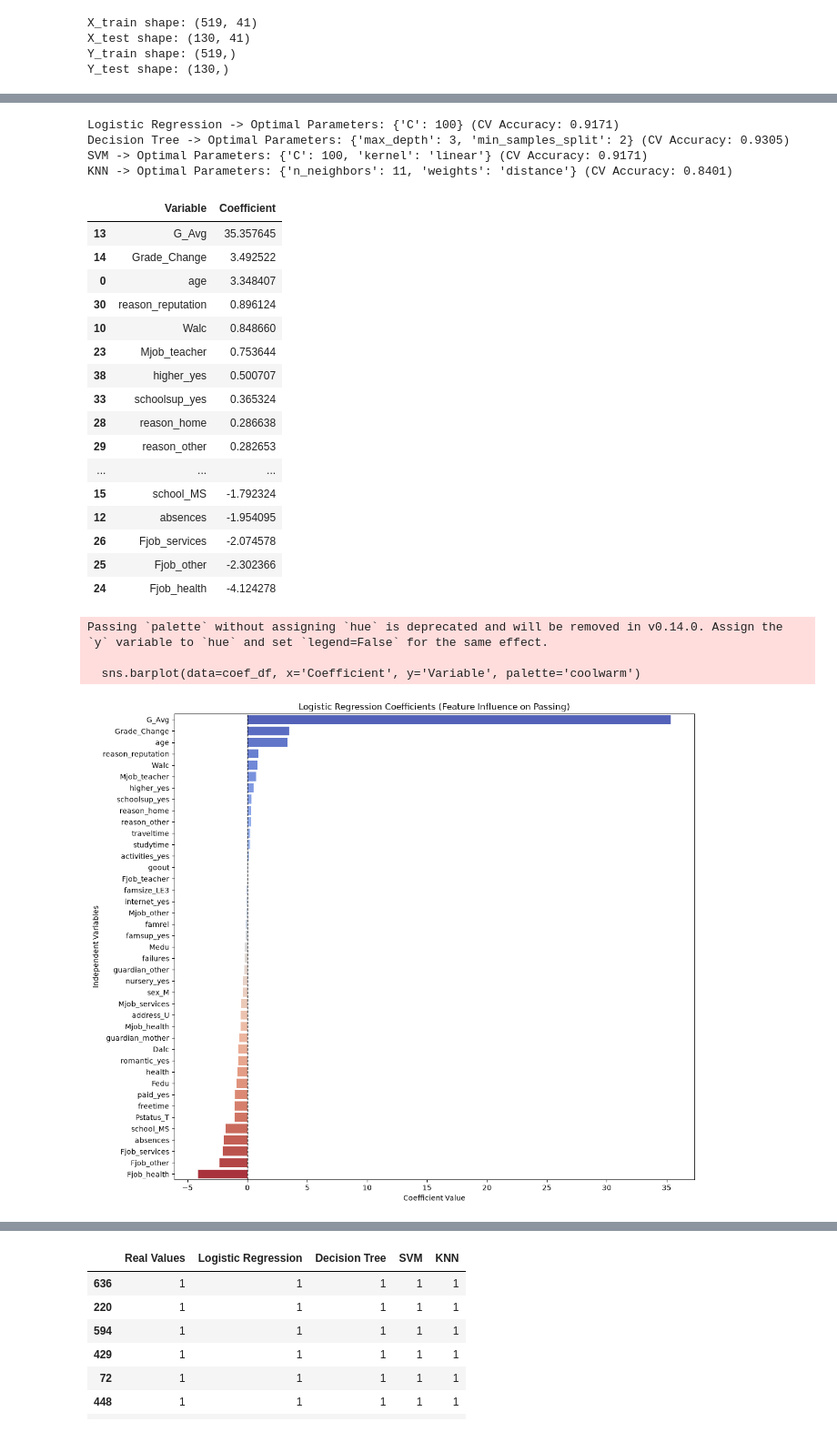
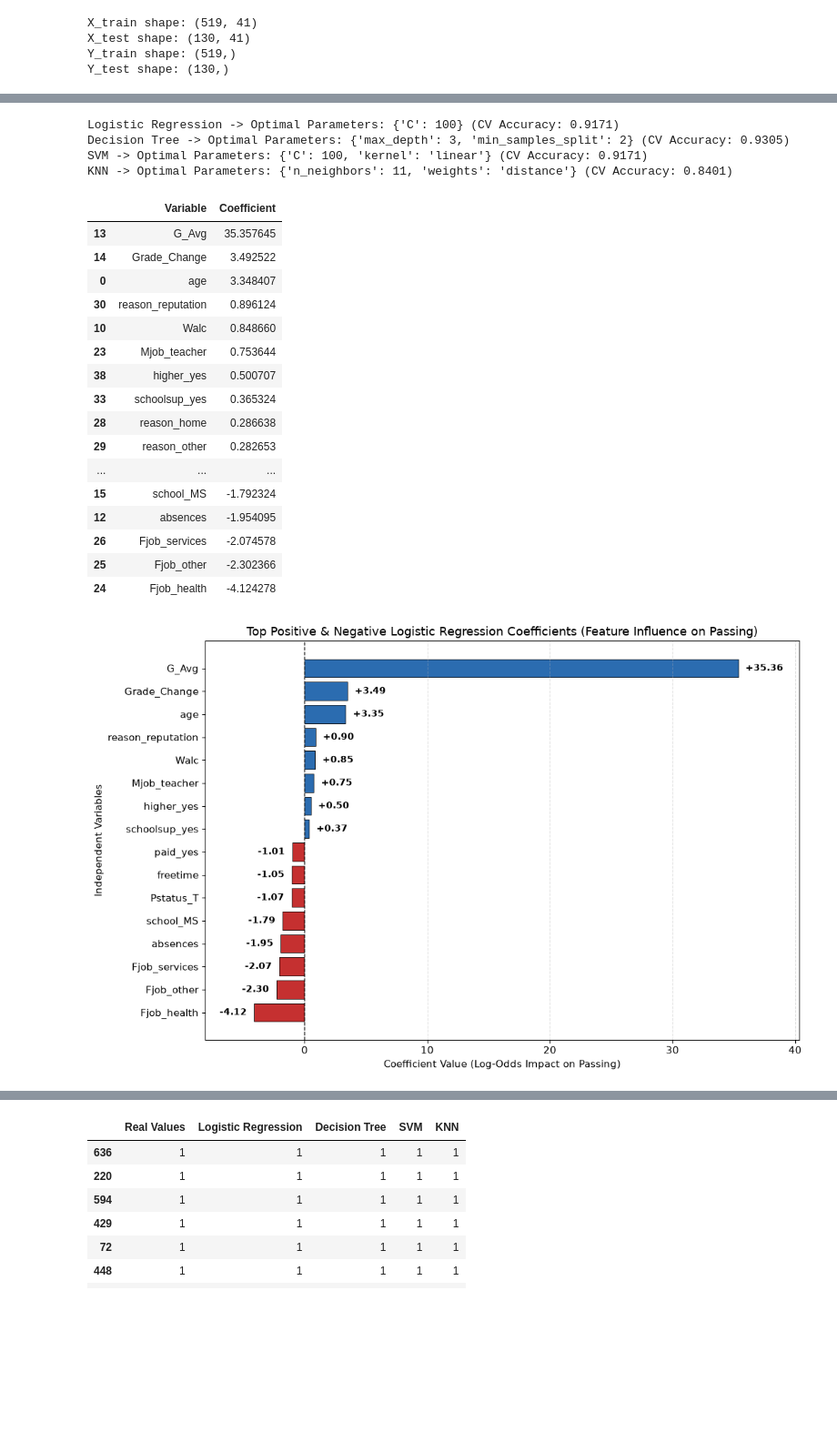
Before and after one commit to azelarabchakour/Data-science-assignments, a Jupyter notebook: Assignment-1/Code/Problem1-Classification.ipynb, the cells around one changed output, grey strips where cells are left out. Shown at 91% size. Drawn from its saved outputs; the diff is of its cells as text; code cells hidden in the pictures; blank space fills up the shorter version.

```diff
--- a/Assignment-1/Code/Problem1-Classification.ipynb
+++ b/Assignment-1/Code/Problem1-Classification.ipynb
@@ -338,43 +353,81 @@ coef_df = pd.DataFrame({
     'Variable': X_encoded.columns,
     'Coefficient': best_log_reg.coef_[0]
 }).sort_values(by='Coefficient', ascending=False)
 
 display(coef_df)
 
-plt.figure(figsize=(12, 10))
-sns.barplot(data=coef_df, x='Coefficient', y='Variable', palette='coolwarm')
-plt.axvline(0, color='black', linestyle='--', linewidth=1)
-plt.title('Logistic Regression Coefficients (Feature Influence on Passing)')
-plt.xlabel('Coefficient Value')
-plt.ylabel('Independent Variables')
+# plt.figure(figsize=(12, 10))
+# sns.barplot(data=coef_df, x='Coefficient', y='Variable', palette='coolwarm')
+# plt.axvline(0, color='black', linestyle='--', linewidth=1)
+# plt.title('Logistic Regression Coefficients (Feature Influence on Passing)')
+# plt.xlabel('Coefficient Value')
+# plt.ylabel('Independent Variables')
+# plt.tight_layout()
+# plt.show()
+
+#------------------------------------------------------------
+
+top_coef_df = pd.concat([coef_df.head(8), coef_df.tail(8)]).sort_values(by='Coefficient', ascending=False)
+bar_colors = ['#2b6cb0' if val > 0 else '#c53030' for val in top_coef_df['Coefficient']]
+
+fig, ax = plt.subplots(figsize=(11, 7))
+bars = ax.barh(
+    top_coef_df['Variable'],
+    top_coef_df['Coefficient'],
+    color=bar_colors,
+    edgecolor='black',
+    linewidth=0.6
+)
+
+ax.invert_yaxis()
+ax.axvline(0, color='black', linestyle='--', linewidth=1)
+ax.grid(axis='x', linestyle='--', alpha=0.4)
+
+for bar in bars:
+    val = bar.get_width()
+    offset = 0.6 if val >= 0 else -0.6
+    ha = 'left' if val >= 0 else 'right'
+    ax.text(
+        val + offset,
+        bar.get_y() + bar.get_height() / 2,
+        f'{val:+.2f}',
+        va='center',
+        ha=ha,
+        fontsize=10,
+        fontweight='bold'
+    )
+
+ax.set_xlim(top_coef_df['Coefficient'].min() - 4, top_coef_df['Coefficient'].max() + 5)
+ax.set_title('Top Positive & Negative Logistic Regression Coefficients (Feature Influence on Passing)', fontsize=13)
+ax.set_xlabel('Coefficient Value (Log-Odds Impact on Passing)', fontsize=11)
+ax.set_ylabel('Independent Variables', fontsize=11)
+ax.tick_params(axis='both', labelsize=10.5)
+
 plt.tight_layout()
 plt.show()
 # %% [output]
 Logistic Regression -> Optimal Parameters: {'C': 100} (CV Accuracy: 0.9171)
 Decision Tree -> Optimal Parameters: {'max_depth': 3, 'min_samples_split': 2} (CV Accuracy: 0.9305)
 SVM -> Optimal Parameters: {'C': 100, 'kernel': 'linear'} (CV Accuracy: 0.9171)
 KNN -> Optimal Parameters: {'n_neighbors': 11, 'weights': 'distance'} (CV Accuracy: 0.8401)
 |  | Variable | Coefficient |
 | 13 | G_Avg | 35.357645 |
 | 14 | Grade_Change | 3.492522 |
 | 0 | age | 3.348407 |
 | 30 | reason_reputation | 0.896124 |
 | 10 | Walc | 0.848660 |
 | 23 | Mjob_teacher | 0.753644 |
 | 38 | higher_yes | 0.500707 |
 | 33 | schoolsup_yes | 0.365324 |
 | 28 | reason_home | 0.286638 |
 | 29 | reason_other | 0.282653 |
 | ... | ... | ... |
 | 15 | school_MS | -1.792324 |
 | 12 | absences | -1.954095 |
 | 26 | Fjob_services | -2.074578 |
 | 25 | Fjob_other | -2.302366 |
 | 24 | Fjob_health | -4.124278 |
-Passing `palette` without assigning `hue` is deprecated and will be removed in v0.14.0. Assign the `y` variable to `hue` and set `legend=False` for the same effect.
-
-  sns.barplot(data=coef_df, x='Coefficient', y='Variable', palette='coolwarm')
-[figure, old version]
+[figure, new version]
 # %%
 # - G_Avg (+35.36), Grade_Change (+3.49), and age (+3.35) have the strongest positive influence on passing.
 # - Fjob_health (-4.12), Fjob_other (-2.30), Fjob_services (-2.07), and absences (-1.95) have the strongest negative influence.
```
Also changed, not shown: parts of 5 cells of this notebook, 11 other files.
